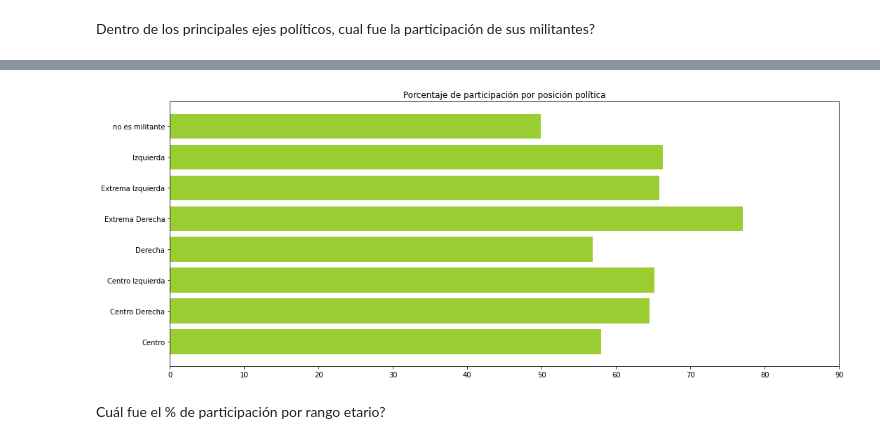
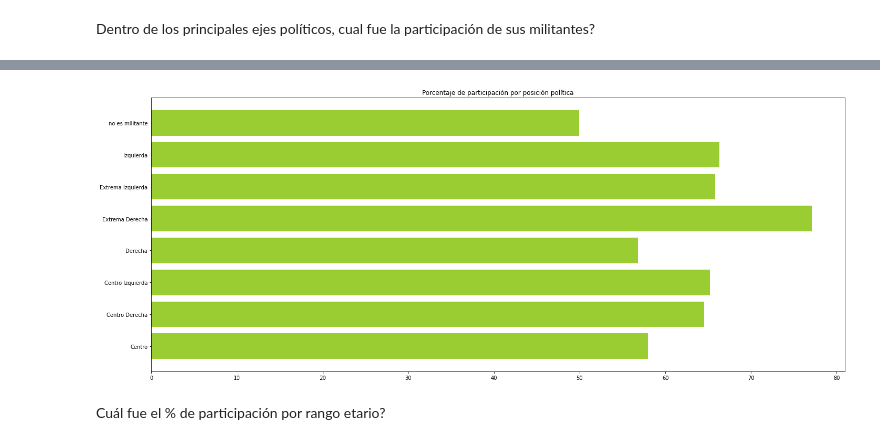
Before and after one commit to framirezv/proyecto-portafolio, a Jupyter notebook: notebooks/EDA_plebiscito_chile_v2.ipynb, the cells around one changed output, grey strips where cells are left out. Drawn from its saved outputs; the diff is of its cells as text; code cells hidden in the pictures.

Commit message:
EDA para redacción artículo

```diff
--- a/notebooks/EDA_plebiscito_chile_v2.ipynb
+++ b/notebooks/EDA_plebiscito_chile_v2.ipynb
@@ -411,3 +428,15 @@ df_participacion_pp['participacion'] = np.round(df_participacion_pp['Votaron']*1
 df_participacion_pp['sin_participacion'] = 100-df_participacion_pp['participacion']
 # %%
 df_participacion_pp = df_participacion_pp.merge(df_pp, how = 'left', left_on='Partido', right_on='Partido').fillna(0)
+# %%
+#condiciones para cada agrupacion
+condiciones = [
+    (df_participacion_pp['Partido']  == 'SIN PARTIDO'),
+    (df_participacion_pp['Partido']  != 'SIN PARTIDO')
+]
+
+
+opciones = ['no','si']
+
+#incluir condiciones y opciones
+df_participacion_pp['interes partido'] = np.select(condiciones ,opciones)
@@ -422,19 +486,19 @@ df_eje_politico = df_posicion_politica.query("posicion != 'Sin informacion'")
 # %%
 #mostramos el porcentaje de participación por región
 plt.barh(df_eje_politico['posicion'],df_eje_politico['participacion'],
          color='yellowgreen')
 
 plt.rcParams["figure.figsize"] = (20,8)
 
 plt.title('Porcentaje de participación por posición política')
-plt.xticks(np.arange(0,100,10))
+#plt.xticks(np.arange(0,100,10))
 
-
+plt.savefig('porc_partic_pp.png')
 
 plt.tight_layout()
 plt.show()
 # %% [output]
-[figure, old version]
+[figure, new version]
 # %% [markdown]
 Cuál fue el % de participación por rango etario?
 # %%
```
Also changed, not shown: parts of 19 cells of this notebook, 13 other files.
